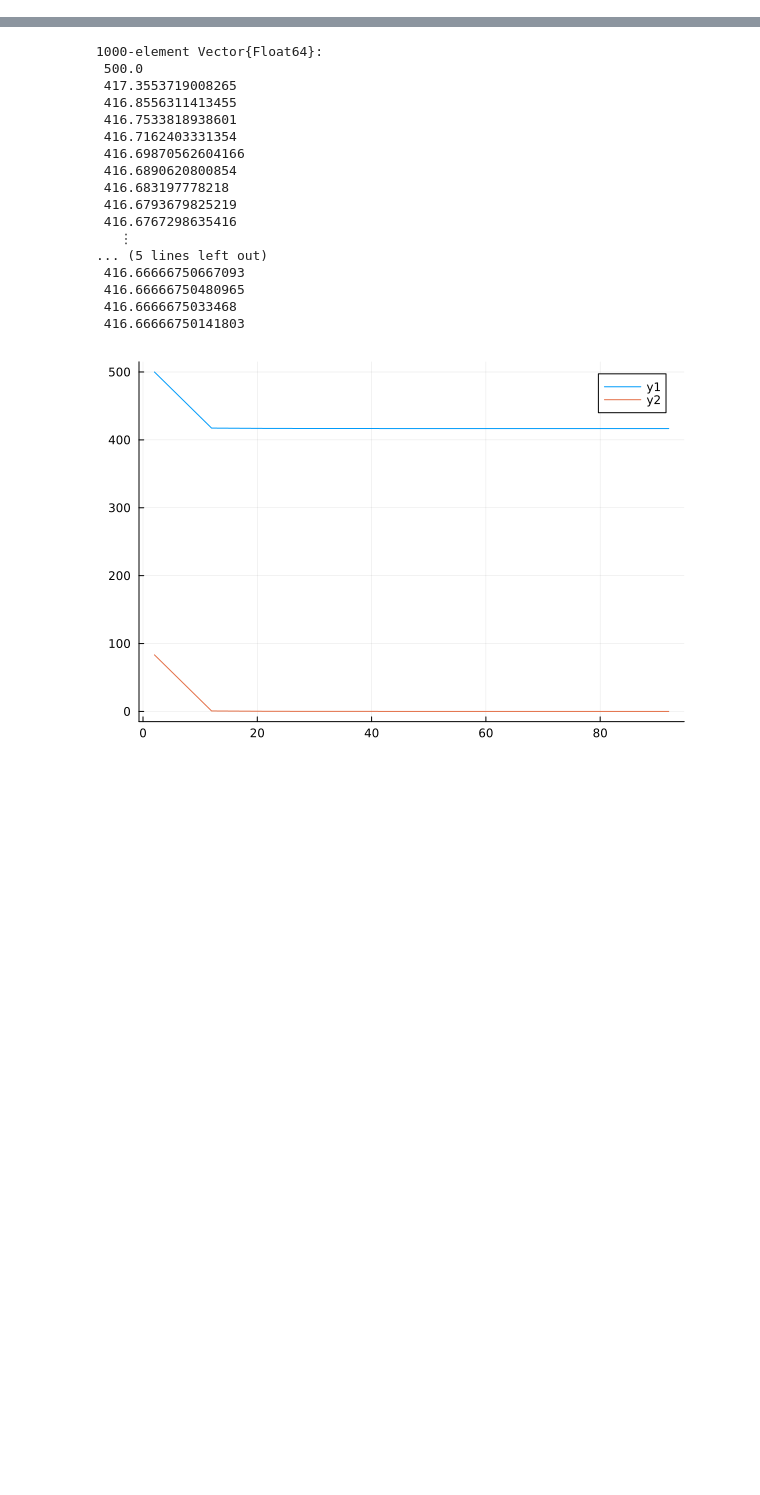
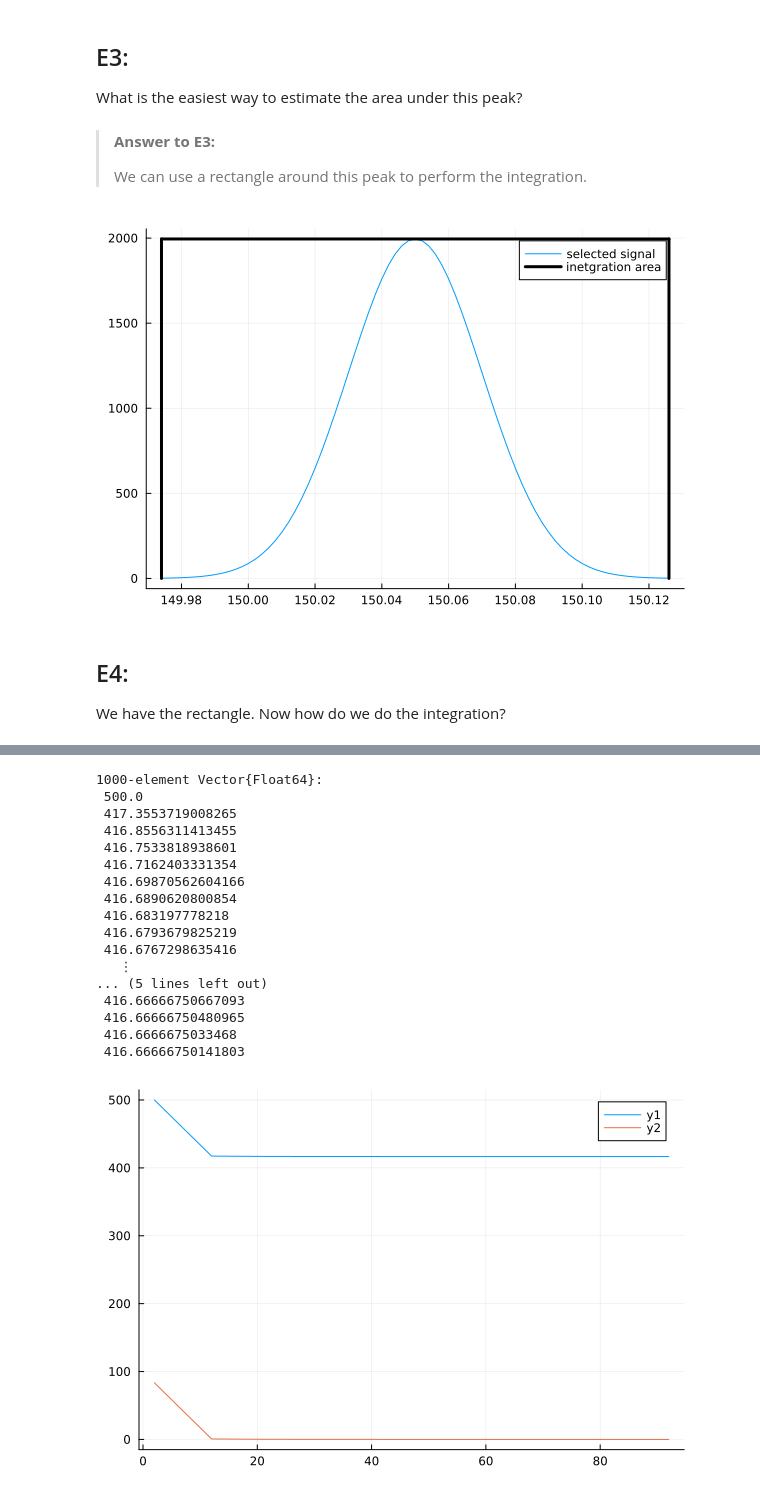
Before and after one commit to EMCMS/DataSci4Chem.jl, a Jupyter notebook: Notebooks/Lecture_Integration.ipynb, the cells around one changed output, grey strips where cells are left out. Drawn from its saved outputs; the diff is of its cells as text; code cells hidden in the pictures; blank space fills up the shorter version.

```diff
--- a/Notebooks/Lecture_Integration.ipynb
+++ b/Notebooks/Lecture_Integration.ipynb
@@ -30,0 +43,19 @@ midpoint_integration (generic function with 2 methods)
+# %% [markdown]
+## E3:
+
+What is the easiest way to estimate the area under this peak?
+# %% [markdown]
+> **Answer to E3:**
+>
+> We can use a rectangle around this peak to perform the integration.
+# %%
+plot(x2intg,y2intg,label = "selected signal")
+plot!([x2intg[1],x2intg[1]],[0,maximum(y2intg)],lc = :black, lw = 3, label =false)
+plot!([x2intg[end],x2intg[end]],[0,maximum(y2intg)],lc = :black, lw = 3, label =false)
+plot!([x2intg[1],x2intg[end]],[maximum(y2intg),maximum(y2intg)],lc = :black, lw = 3, label ="inetgration area")
+# %% [output]
+[figure, added]
+# %% [markdown]
+## E4:
+
+We have the rectangle. Now how do we do the integration?
```
Also changed, not shown: parts of 25 cells of this notebook, 10 other files.
